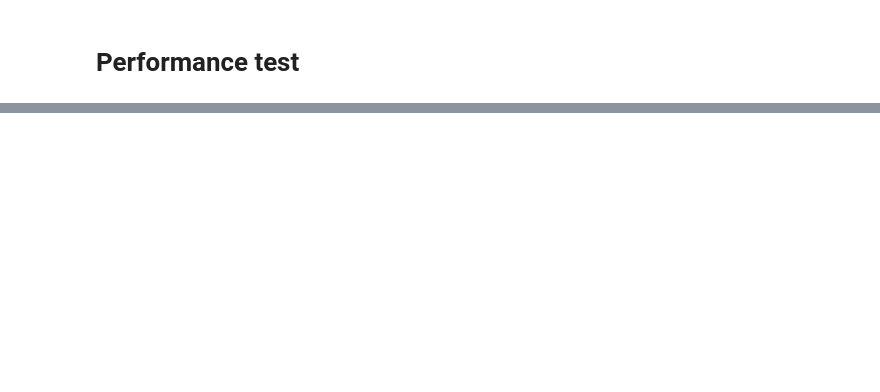
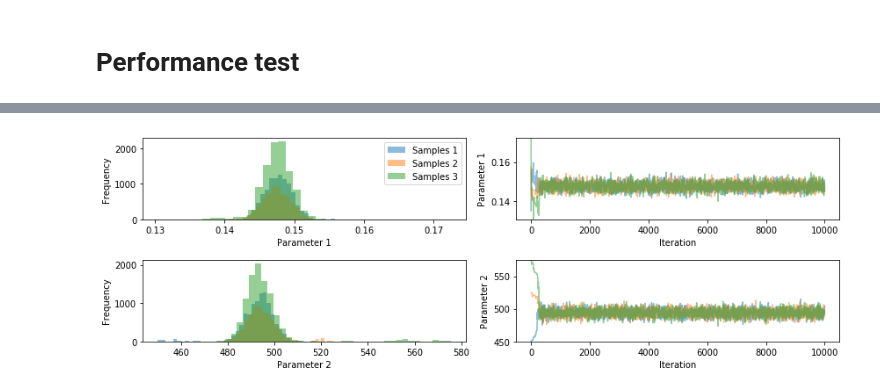
Before and after one commit to MaksymPetyak/emupints, a Jupyter notebook: studies/BNN-emulator-development.ipynb, the cells around one changed output, grey strips where cells are left out. Saved outputs shown, nothing was run; the diff lists cells and outputs as text; code cells hidden in the pictures; blank space fills up the shorter version.

```diff
--- a/studies/BNN-emulator-development.ipynb
+++ b/studies/BNN-emulator-development.ipynb
@@ -49,11 +49,10 @@ Example problem values:
 ## Creating and normalizing training data
 # %%
 # creating distribution on bounds
-param_range = 0.5
-real_params_lower = (1 - param_range) * real_parameters
-real_params_upper = (1 + param_range) * real_parameters
+real_params_lower = [0.1, 400]
+real_params_upper = [0.2, 600]
 
-bounds = pints.Boundaries(lower = real_params_lower, upper = real_params_upper)
+bounds = pints.RectangularBoundaries(lower = real_params_lower, upper = real_params_upper)
 log_prior = pints.UniformLogPrior(bounds)
 # %%
 # make training sample
@@ -251,0 +358,2 @@ print(mean_error(test_pred, test_true))
+# %%
+chains = pints.mcmc_sample(real_log_posterior, 3, xs)
@@ -251,0 +378,5 @@ print(mean_error(test_pred, test_true))
+# %%
+pints.plot.trace(chains)
+plt.show()
+# %% [output]
+[figure, added]
```
Also changed, not shown: parts of 25 cells of this notebook, 6 other files.
